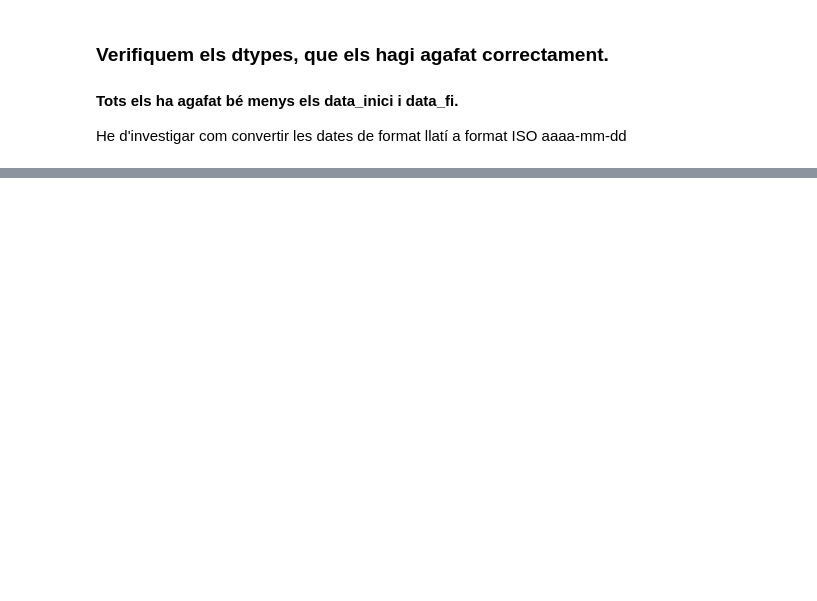
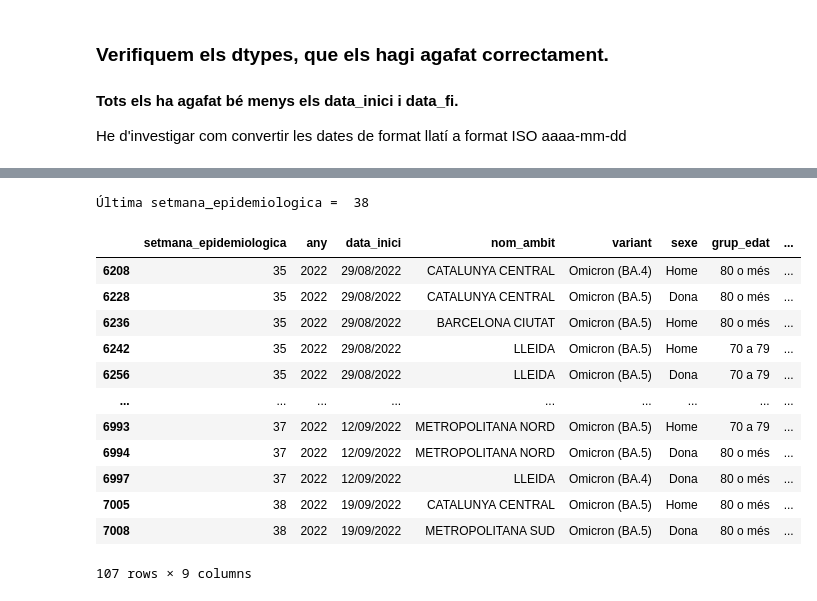
Before and after one commit to miquelamorosaldev/dawbio2-m14-bioinformatica-curs2022-2023-uf1-uf2, a Jupyter notebook: A026_PracticaExemple_Covid19Variants/exemplept1-profes.ipynb, the cells around one changed output, grey strips where cells are left out. Cells and saved outputs as stored; diff of their text form; code cells hidden in the pictures; blank space fills up the shorter version.

```diff
--- a/A026_PracticaExemple_Covid19Variants/exemplept1-profes.ipynb
+++ b/A026_PracticaExemple_Covid19Variants/exemplept1-profes.ipynb
@@ -139,0 +165,9 @@ Tot seguit procedim a eliminar-los.
+# %%
+# Per comptar quants nan hi ha:
+# df_seqvariants_covid.isnull().sum()
+
+# Recomanable especificar la columna on hi ha els NaN, per rendiment.
+# inplace=True per actualitzar el df.
+df_seqvariants_covid.dropna(inplace=True,subset=['recompte'])
+# Mirem si s'han eliminat.
+df_seqvariants_covid.tail(6)
@@ -139,0 +188,36 @@ Tot seguit procedim a eliminar-los.
+# %%
+# Consultem el recompte de casos, la variant, la població, índex socioec. i el gènere de les persones dels grups d'edat '80 o més' i '70 a 79' durant les últimes 4 setmanes.
+# Acabem abans esborrant les que no ens interessen.
+
+df_q4: pd.DataFrame = copy.deepcopy(df_seqvariants_covid)
+
+ult_setm_epi: int = df_q4['setmana_epidemiologica'].max()
+
+print("Última setmana_epidemiologica = ",ult_setm_epi)
+
+df_q4.drop(columns=['data_final','nom_regio'],inplace=True)
+
+#display(df_q4.head())
+#df_seqvariants_covid.groupby('grup_edat')
+
+mask_question4 = (df_q4['grup_edat'] == '80 o més') | (df_q4['grup_edat'] == '70 a 79')
+df_q4 = df_q4.loc[mask_question4]
+
+mask_4ultimes_setmanes = (df_q4['setmana_epidemiologica'] >= ult_setm_epi - 3)
+df_q4 = df_q4.loc[mask_4ultimes_setmanes]
+display(df_q4)
+# %% [output]
+Última setmana_epidemiologica =  38
+|  | setmana_epidemiologica | any | data_inici | nom_ambit | variant | sexe | grup_edat | ... |
+| 6208 | 35 | 2022 | 29/08/2022 | CATALUNYA CENTRAL | Omicron (BA.4) | Home | 80 o més | ... |
+| 6228 | 35 | 2022 | 29/08/2022 | CATALUNYA CENTRAL | Omicron (BA.5) | Dona | 80 o més | ... |
+| 6236 | 35 | 2022 | 29/08/2022 | BARCELONA CIUTAT | Omicron (BA.5) | Home | 80 o més | ... |
+| 6242 | 35 | 2022 | 29/08/2022 | LLEIDA | Omicron (BA.5) | Home | 70 a 79 | ... |
+| 6256 | 35 | 2022 | 29/08/2022 | LLEIDA | Omicron (BA.5) | Dona | 70 a 79 | ... |
+| ... | ... | ... | ... | ... | ... | ... | ... | ... |
+| 6993 | 37 | 2022 | 12/09/2022 | METROPOLITANA NORD | Omicron (BA.5) | Home | 70 a 79 | ... |
+| 6994 | 37 | 2022 | 12/09/2022 | METROPOLITANA NORD | Omicron (BA.5) | Dona | 80 o més | ... |
+| 6997 | 37 | 2022 | 12/09/2022 | LLEIDA | Omicron (BA.4) | Dona | 80 o més | ... |
+| 7005 | 38 | 2022 | 19/09/2022 | CATALUNYA CENTRAL | Omicron (BA.5) | Home | 80 o més | ... |
+| 7008 | 38 | 2022 | 19/09/2022 | METROPOLITANA SUD | Omicron (BA.5) | Dona | 80 o més | ... |
+107 rows × 9 columns
```
Also changed, not shown: parts of 15 cells of this notebook, 3 other files.
